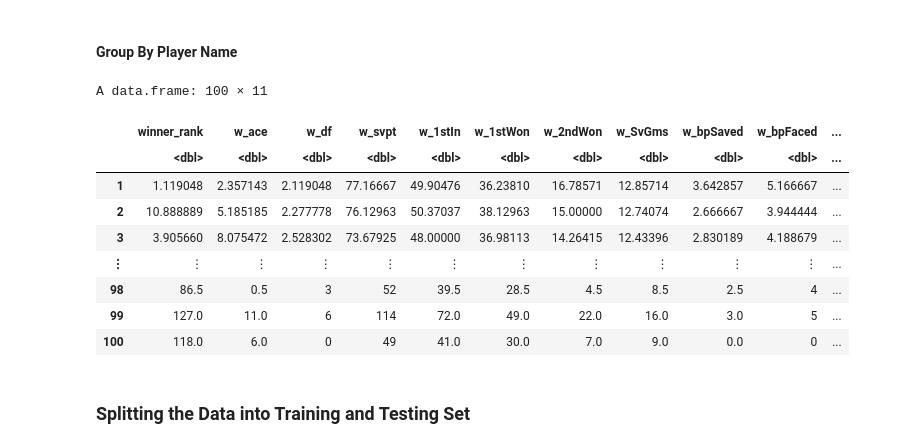
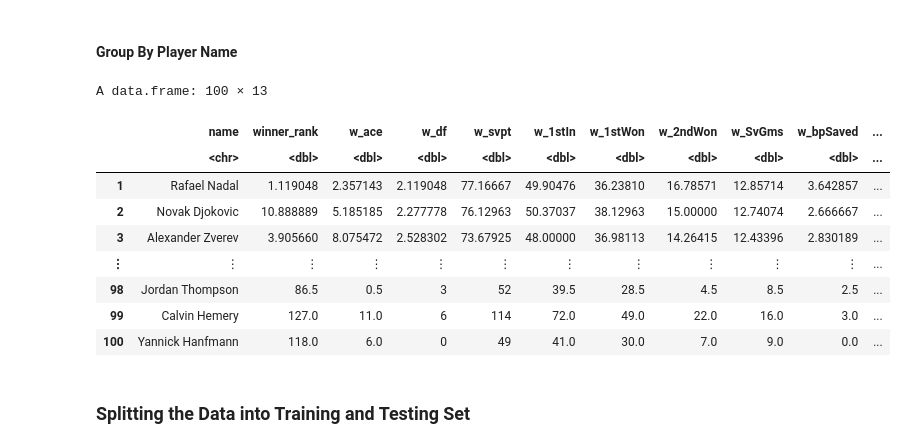
Before and after one commit to jo-adithya/dsci_project, a Jupyter notebook: proposal.ipynb, the cells around one changed output. Cells and saved outputs as stored; diff of their text form; code cells hidden in the pictures.

```diff
--- a/proposal.ipynb
+++ b/proposal.ipynb
@@ -165,42 +165,43 @@ A tibble: 2418 × 22
 # %%
 player_stats_win <- group_by(tennis, winner_name) %>%
     summarize(winner_rank = mean(winner_rank),
               n_winner = n(),
               w_ace = mean(w_ace), w_df = mean(w_df),
               w_svpt = mean(w_svpt), w_1stIn = mean(w_1stIn), w_1stWon = mean(w_1stWon),
               w_2ndWon = mean(w_2ndWon), w_SvGms = mean(w_SvGms), w_bpSaved = mean(w_bpSaved),
               w_bpFaced = mean(w_bpFaced)) %>%
     na.omit() %>%
     arrange(winner_rank) %>%
     rename(name = winner_name)
 
 player_stats_lose <- group_by(tennis, loser_name) %>%
     summarize(loser_rank = mean(loser_rank), n_lose = n()) %>%
     na.omit() %>%
     arrange(loser_rank) %>%
     rename(name = loser_name)
 
 player_stats <- merge(player_stats_win, player_stats_lose, by = "name") %>%
     arrange(winner_rank) %>%
     head(100)
 
 player_stats <- player_stats %>%
-    mutate(win_percent = n_winner / (n_winner + n_lose)) %>%
+    mutate(total_played = n_winner + n_lose,
+           win_percent = n_winner / (n_winner + n_lose)) %>%
     arrange(desc(win_percent)) %>%
-    subset(select = -c(name, n_winner, n_lose, loser_rank))
+    subset(select = -c(n_winner, n_lose, loser_rank))
 
 player_stats
 # %% [output]
-A data.frame: 100 × 11
+A data.frame: 100 × 13
-|  | winner_rank | w_ace | w_df | w_svpt | w_1stIn | w_1stWon | w_2ndWon | w_SvGms | w_bpSaved | w_bpFaced | ... |
-|  | <dbl> | <dbl> | <dbl> | <dbl> | <dbl> | <dbl> | <dbl> | <dbl> | <dbl> | <dbl> | ... |
-| 1 | 1.119048 | 2.357143 | 2.119048 | 77.16667 | 49.90476 | 36.23810 | 16.78571 | 12.85714 | 3.642857 | 5.166667 | ... |
-| 2 | 10.888889 | 5.185185 | 2.277778 | 76.12963 | 50.37037 | 38.12963 | 15.00000 | 12.74074 | 2.666667 | 3.944444 | ... |
-| 3 | 3.905660 | 8.075472 | 2.528302 | 73.67925 | 48.00000 | 36.98113 | 14.26415 | 12.43396 | 2.830189 | 4.188679 | ... |
+|  | name | winner_rank | w_ace | w_df | w_svpt | w_1stIn | w_1stWon | w_2ndWon | w_SvGms | w_bpSaved | ... |
+|  | <chr> | <dbl> | <dbl> | <dbl> | <dbl> | <dbl> | <dbl> | <dbl> | <dbl> | <dbl> | ... |
+| 1 | Rafael Nadal | 1.119048 | 2.357143 | 2.119048 | 77.16667 | 49.90476 | 36.23810 | 16.78571 | 12.85714 | 3.642857 | ... |
+| 2 | Novak Djokovic | 10.888889 | 5.185185 | 2.277778 | 76.12963 | 50.37037 | 38.12963 | 15.00000 | 12.74074 | 2.666667 | ... |
+| 3 | Alexander Zverev | 3.905660 | 8.075472 | 2.528302 | 73.67925 | 48.00000 | 36.98113 | 14.26415 | 12.43396 | 2.830189 | ... |
 | ⋮ | ⋮ | ⋮ | ⋮ | ⋮ | ⋮ | ⋮ | ⋮ | ⋮ | ⋮ | ⋮ | ... |
-| 98 | 86.5 | 0.5 | 3 | 52 | 39.5 | 28.5 | 4.5 | 8.5 | 2.5 | 4 | ... |
-| 99 | 127.0 | 11.0 | 6 | 114 | 72.0 | 49.0 | 22.0 | 16.0 | 3.0 | 5 | ... |
-| 100 | 118.0 | 6.0 | 0 | 49 | 41.0 | 30.0 | 7.0 | 9.0 | 0.0 | 0 | ... |
+| 98 | Jordan Thompson | 86.5 | 0.5 | 3 | 52 | 39.5 | 28.5 | 4.5 | 8.5 | 2.5 | ... |
+| 99 | Calvin Hemery | 127.0 | 11.0 | 6 | 114 | 72.0 | 49.0 | 22.0 | 16.0 | 3.0 | ... |
+| 100 | Yannick Hanfmann | 118.0 | 6.0 | 0 | 49 | 41.0 | 30.0 | 7.0 | 9.0 | 0.0 | ... |
 # %% [markdown]
 ### **Splitting the Data into Training and Testing Set**
 # %%
```
Also changed, not shown: parts of 4 cells of this notebook.
